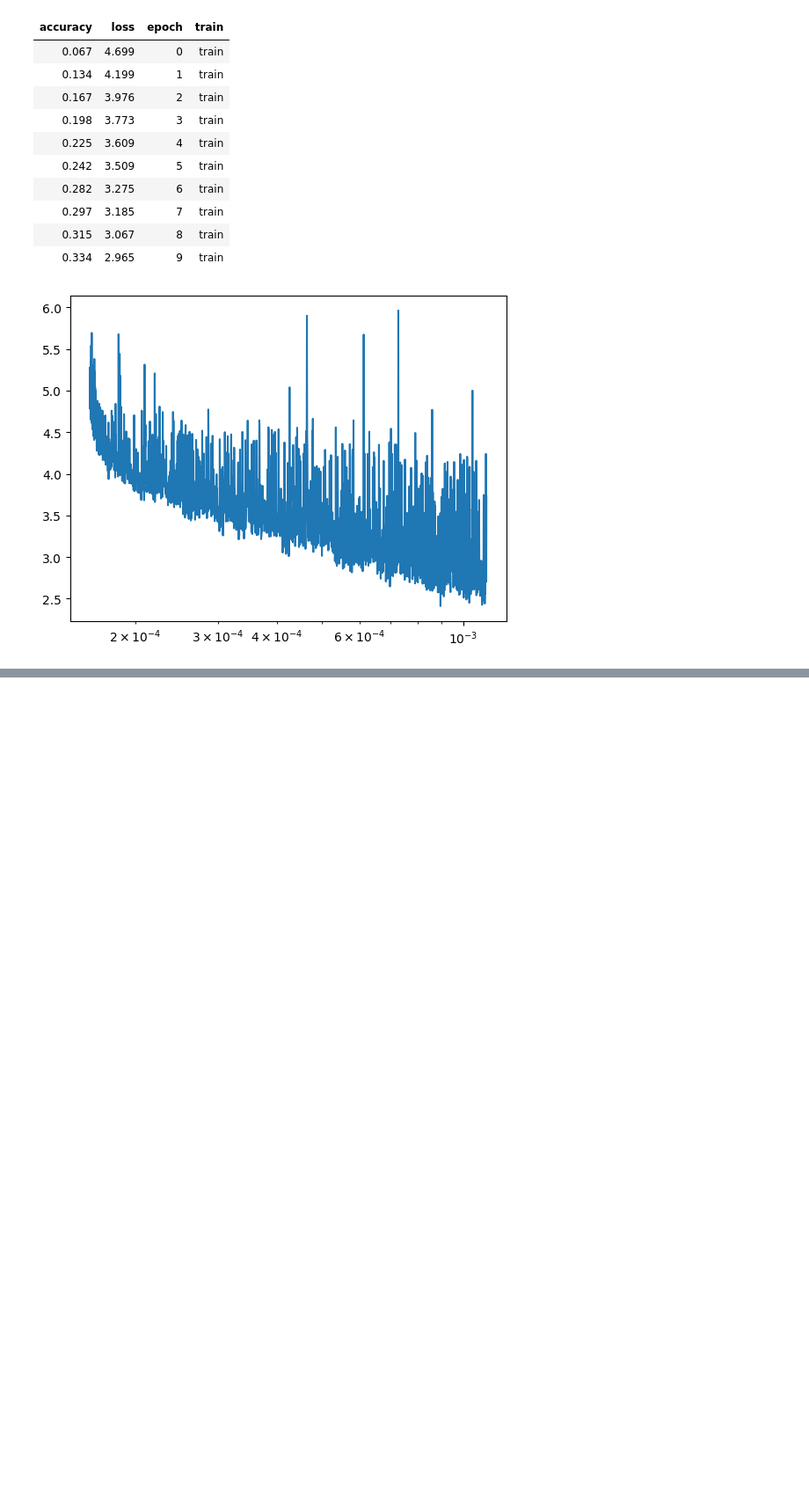
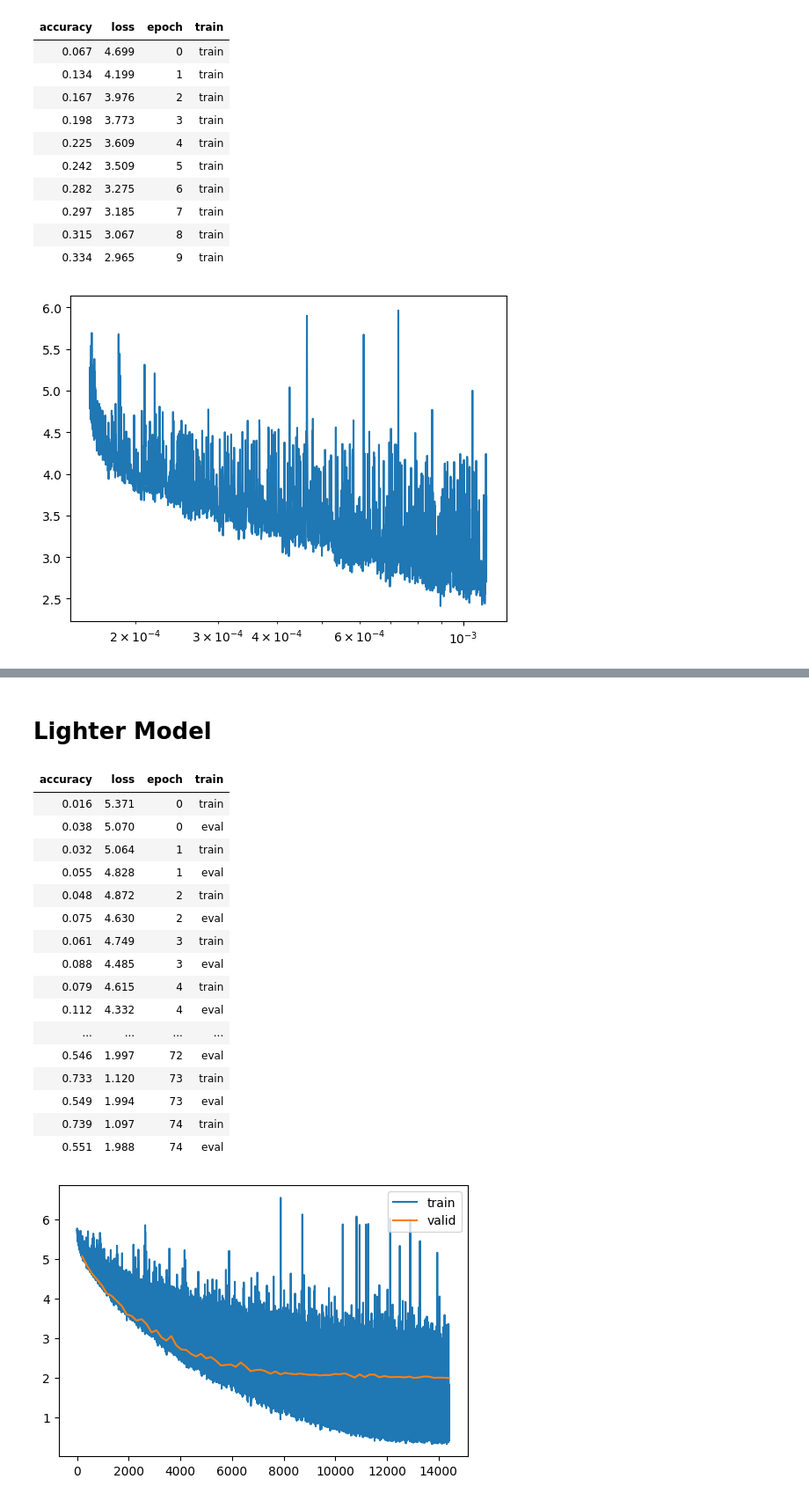
Before and after one commit to pranay8297/fastaip2, a Jupyter notebook: pre_act_experimentation.ipynb, the cells around one changed output, grey strips where cells are left out. Shown: that part at 88% size. Saved outputs shown, nothing was run; the diff lists cells and outputs as text; code cells hidden in the pictures; blank space fills up the shorter version.

Commit message:
75 ep - 66.8 accuracy - Next try out more leaner models

```diff
--- a/pre_act_experimentation.ipynb
+++ b/pre_act_experimentation.ipynb
@@ -481,2 +492,47 @@ learner.fit(epochs)
 # %%
 torch.save(learner.model, mdl_path/'pre_act_75_epoch_reengineered.pkl')
+# %% [markdown]
+# Lighter Model
+# %%
+act_gr = partial(GeneralRelu, leak = 0.1)
+iw = partial(init_weights, leaky = 0.1)
+# %%
+dls = DataLoaders(train_dl, valid_dl)
+lr_max, epochs = 5e-04, 75
+cbs = [
+          DeviceCB(torch.device('cuda' if torch.cuda.is_available() else 'cpu')),
+          MetricsCB(accuracy = MulticlassAccuracy()),
+          ProgressCB(plot = True),
+          BatchSchedulerCB(partial(lr_scheduler.OneCycleLR, max_lr = lr_max, epochs = epochs, steps_per_epoch = len(dls.train))),
+          AugmentNormCBV2(total_epochs = epochs, threshold = 0.1,
+                            initial_transforms = [v2.RandomHorizontalFlip(p = 0.5),
+                                                  v2.Pad(4),
+                                                  v2.RandomCrop(size=(64, 64)),
+                                                  v2.TrivialAugmentWide(interpolation = InterpolationMode.BILINEAR),
+                                                  RandErase(max_num = 4)] ,
+                            addtional_transforms=[]#[RandErase(max_num = 4)]
+                          )
+      ]
+
+model = get_model(act = act_gr, nls = [1, 3, 5, 3, 1], nfs = [64, 128, 256, 512, 1024], nc = 200, norm = nn.BatchNorm2d, bias = True, p = 0.2).apply(iw)
+learner = AccLearner(model, dls, loss_func = nn.CrossEntropyLoss(), lr = lr_max, cbs = cbs, opt_func = torch.optim.AdamW)
+learner.fit(epochs)
+# %% [output]
+| accuracy | loss | epoch | train |
+| 0.016 | 5.371 | 0 | train |
+| 0.038 | 5.070 | 0 | eval |
+| 0.032 | 5.064 | 1 | train |
+| 0.055 | 4.828 | 1 | eval |
+| 0.048 | 4.872 | 2 | train |
+| 0.075 | 4.630 | 2 | eval |
+| 0.061 | 4.749 | 3 | train |
+| 0.088 | 4.485 | 3 | eval |
+| 0.079 | 4.615 | 4 | train |
+| 0.112 | 4.332 | 4 | eval |
+| ... | ... | ... | ... |
+| 0.546 | 1.997 | 72 | eval |
+| 0.733 | 1.120 | 73 | train |
+| 0.549 | 1.994 | 73 | eval |
+| 0.739 | 1.097 | 74 | train |
+| 0.551 | 1.988 | 74 | eval |
+[figure, added]
```
Also changed, not shown: parts of 11 cells of this notebook.
